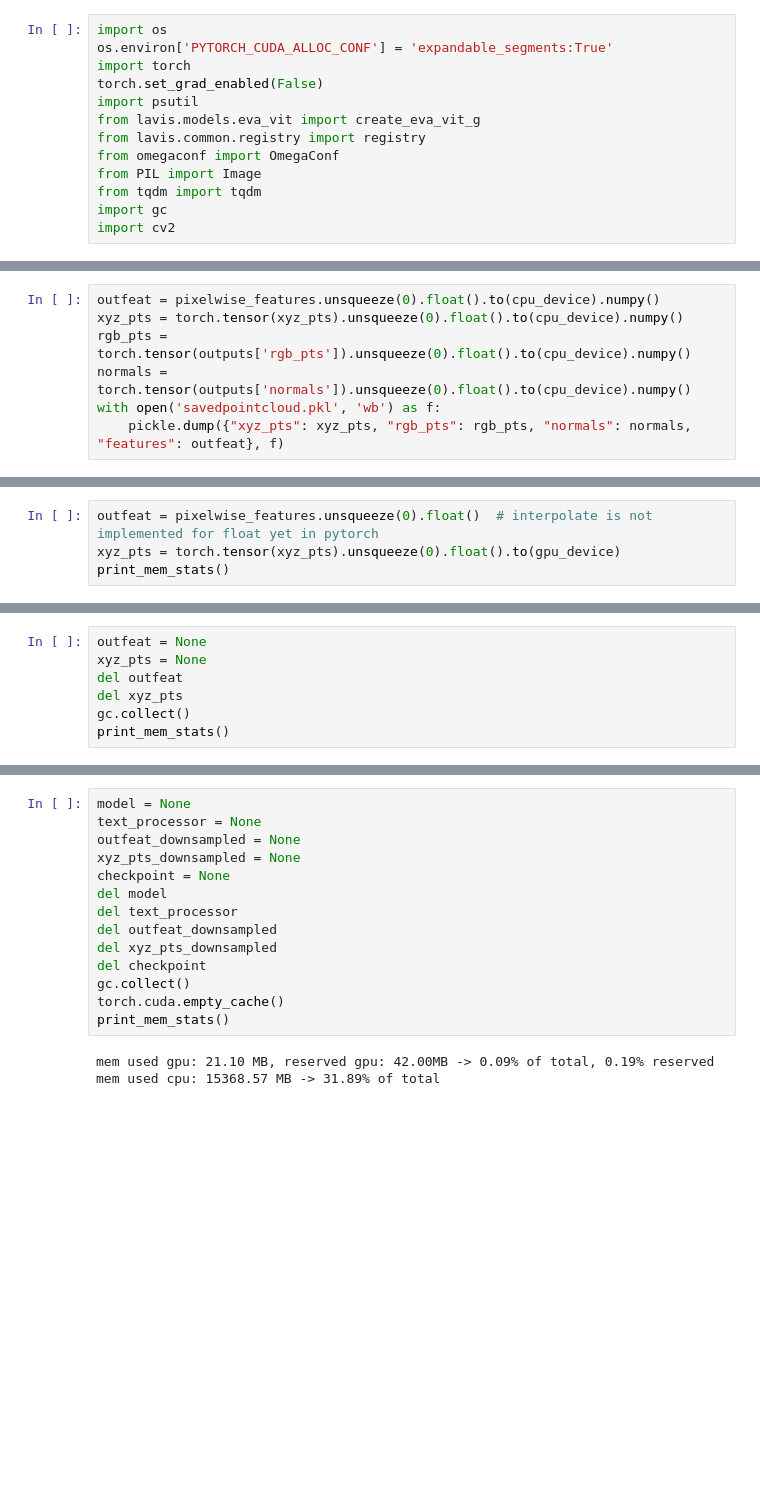
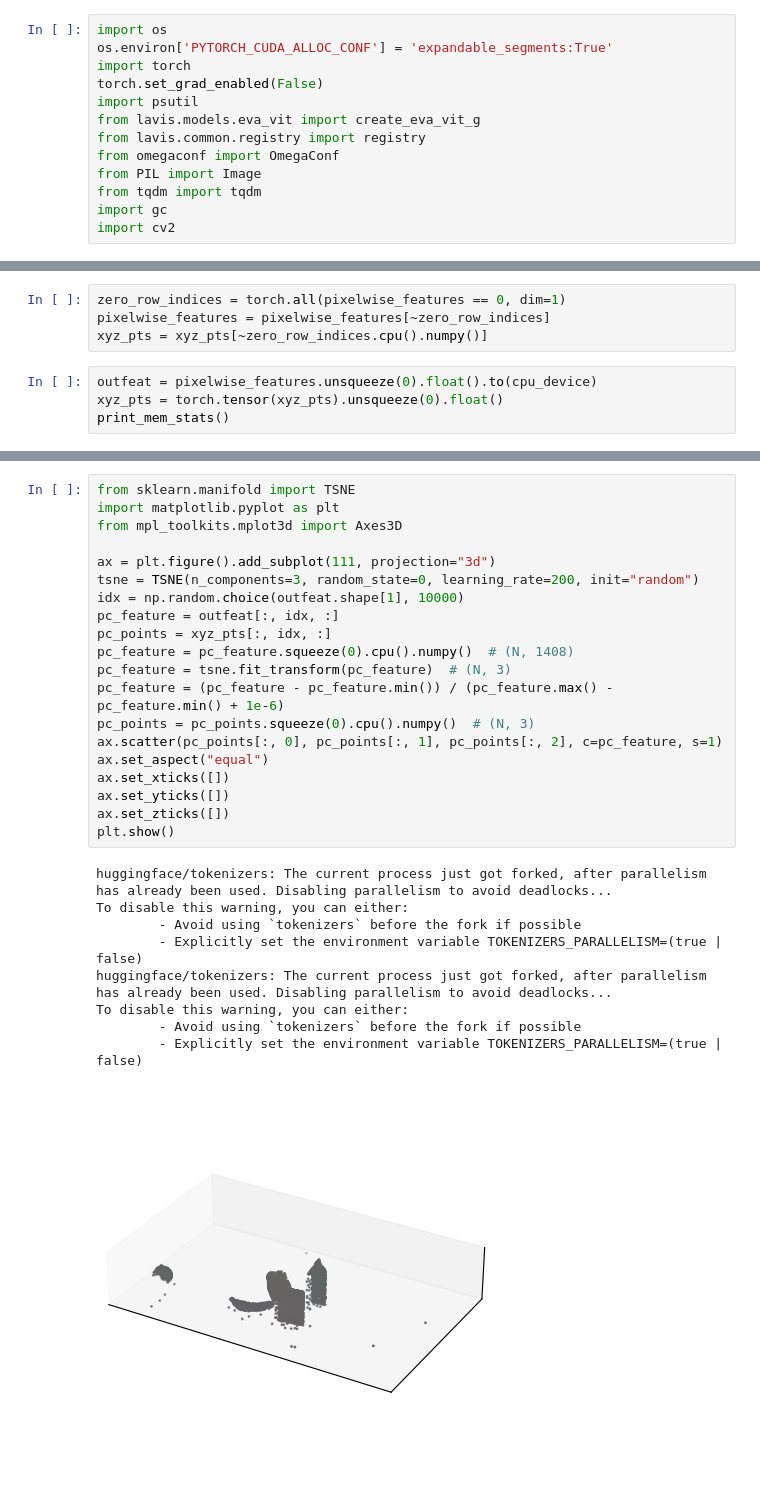
Before and after one commit to owenonline/robot-collab, a Jupyter notebook: eval_test.ipynb, the cells around one changed output, grey strips where cells are left out. Cells and saved outputs as stored; diff of their text form; blank space fills up the shorter version.

Commit message:
project done, report in progress

```diff
--- a/eval_test.ipynb
+++ b/eval_test.ipynb
@@ -212,7 +157,0 @@ mem used cpu: 5195.90 MB -> 10.78% of total
-# %%
-outfeat = pixelwise_features.unsqueeze(0).float().to(cpu_device).numpy()
-xyz_pts = torch.tensor(xyz_pts).unsqueeze(0).float().to(cpu_device).numpy()
-rgb_pts = torch.tensor(outputs['rgb_pts']).unsqueeze(0).float().to(cpu_device).numpy()
-normals = torch.tensor(outputs['normals']).unsqueeze(0).float().to(cpu_device).numpy()
-with open('savedpointcloud.pkl', 'wb') as f:
-    pickle.dump({"xyz_pts": xyz_pts, "rgb_pts": rgb_pts, "normals": normals, "features": outfeat}, f)
@@ -283,5 +158,9 @@ tensor(0.2067, device='cuda:0')
+# %%
+zero_row_indices = torch.all(pixelwise_features == 0, dim=1)
+pixelwise_features = pixelwise_features[~zero_row_indices]
+xyz_pts = xyz_pts[~zero_row_indices.cpu().numpy()]
 # %%
-outfeat = pixelwise_features.unsqueeze(0).float()  # interpolate is not implemented for float yet in pytorch
-xyz_pts = torch.tensor(xyz_pts).unsqueeze(0).float().to(gpu_device)
+outfeat = pixelwise_features.unsqueeze(0).float().to(cpu_device)
+xyz_pts = torch.tensor(xyz_pts).unsqueeze(0).float()
 print_mem_stats()
 # %% [output]
@@ -327,7 +191,0 @@ mem used cpu: 3566.87 MB -> 7.40% of total
-# %%
-outfeat = None
-xyz_pts = None
-del outfeat
-del xyz_pts
-gc.collect()
-print_mem_stats()
@@ -402,17 +262,30 @@ print_mem_stats()
-# %%
-model = None
-text_processor = None
-outfeat_downsampled = None
-xyz_pts_downsampled = None
-checkpoint = None
-del model
-del text_processor
-del outfeat_downsampled
-del xyz_pts_downsampled
-del checkpoint
-gc.collect()
-torch.cuda.empty_cache()
-print_mem_stats()
-# %% [output]
-mem used gpu: 21.10 MB, reserved gpu: 42.00MB -> 0.09% of total, 0.19% reserved
-mem used cpu: 15368.57 MB -> 31.89% of total
+# %%
+from sklearn.manifold import TSNE
+import matplotlib.pyplot as plt
+from mpl_toolkits.mplot3d import Axes3D
+
+ax = plt.figure().add_subplot(111, projection="3d")
+tsne = TSNE(n_components=3, random_state=0, learning_rate=200, init="random")
+idx = np.random.choice(outfeat.shape[1], 10000)
+pc_feature = outfeat[:, idx, :]
+pc_points = xyz_pts[:, idx, :]
+pc_feature = pc_feature.squeeze(0).cpu().numpy()  # (N, 1408)
+pc_feature = tsne.fit_transform(pc_feature)  # (N, 3)
+pc_feature = (pc_feature - pc_feature.min()) / (pc_feature.max() - pc_feature.min() + 1e-6)
+pc_points = pc_points.squeeze(0).cpu().numpy()  # (N, 3)
+ax.scatter(pc_points[:, 0], pc_points[:, 1], pc_points[:, 2], c=pc_feature, s=1)
+ax.set_aspect("equal")
+ax.set_xticks([])
+ax.set_yticks([])
+ax.set_zticks([])
+plt.show()
+# %% [output]
+huggingface/tokenizers: The current process just got forked, after parallelism has already been used. Disabling parallelism to avoid deadlocks...
+To disable this warning, you can either:
+        - Avoid using `tokenizers` before the fork if possible
+        - Explicitly set the environment variable TOKENIZERS_PARALLELISM=(true | false)
+huggingface/tokenizers: The current process just got forked, after parallelism has already been used. Disabling parallelism to avoid deadlocks...
+To disable this warning, you can either:
+        - Avoid using `tokenizers` before the fork if possible
+        - Explicitly set the environment variable TOKENIZERS_PARALLELISM=(true | false)
+[figure, added]
```
Also changed, not shown: parts of 31 cells of this notebook, 7 other files.
